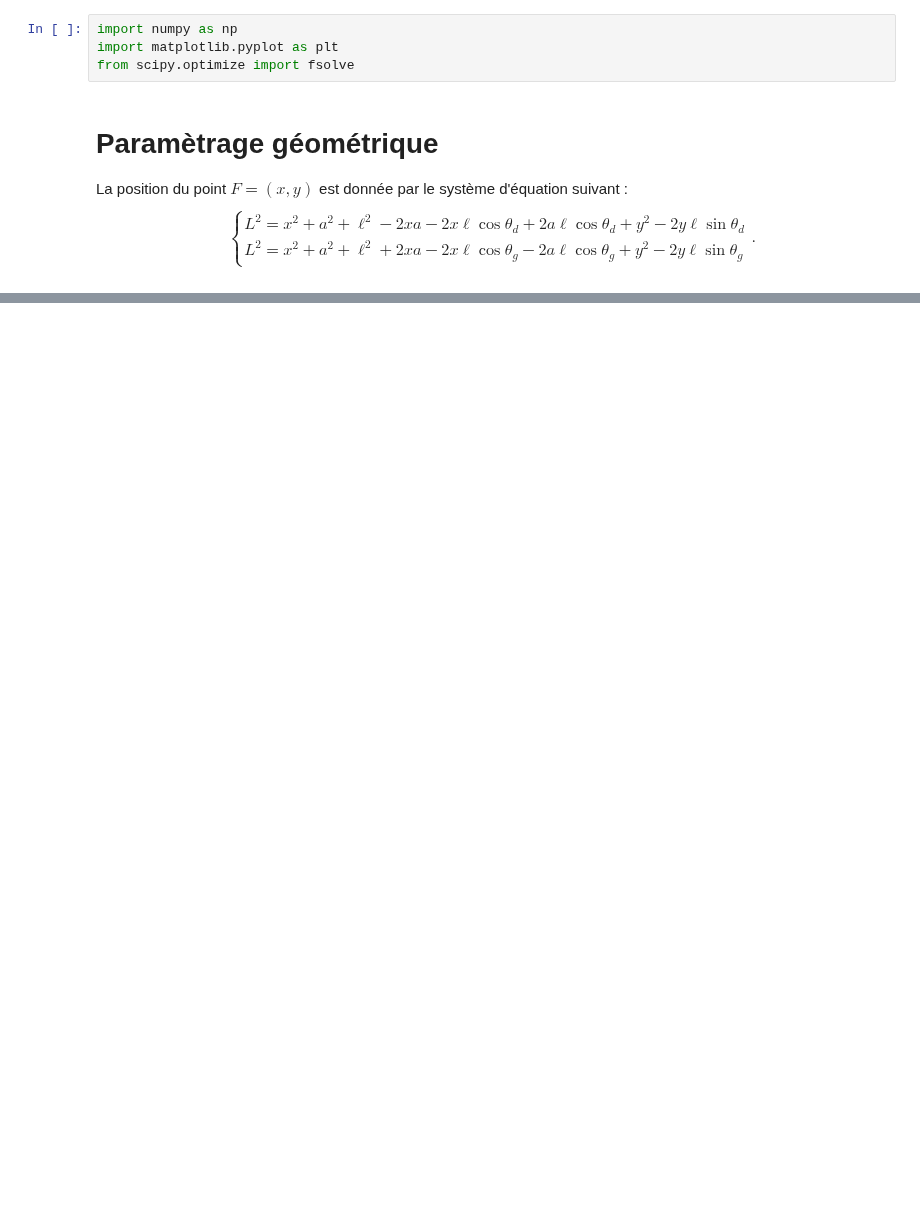
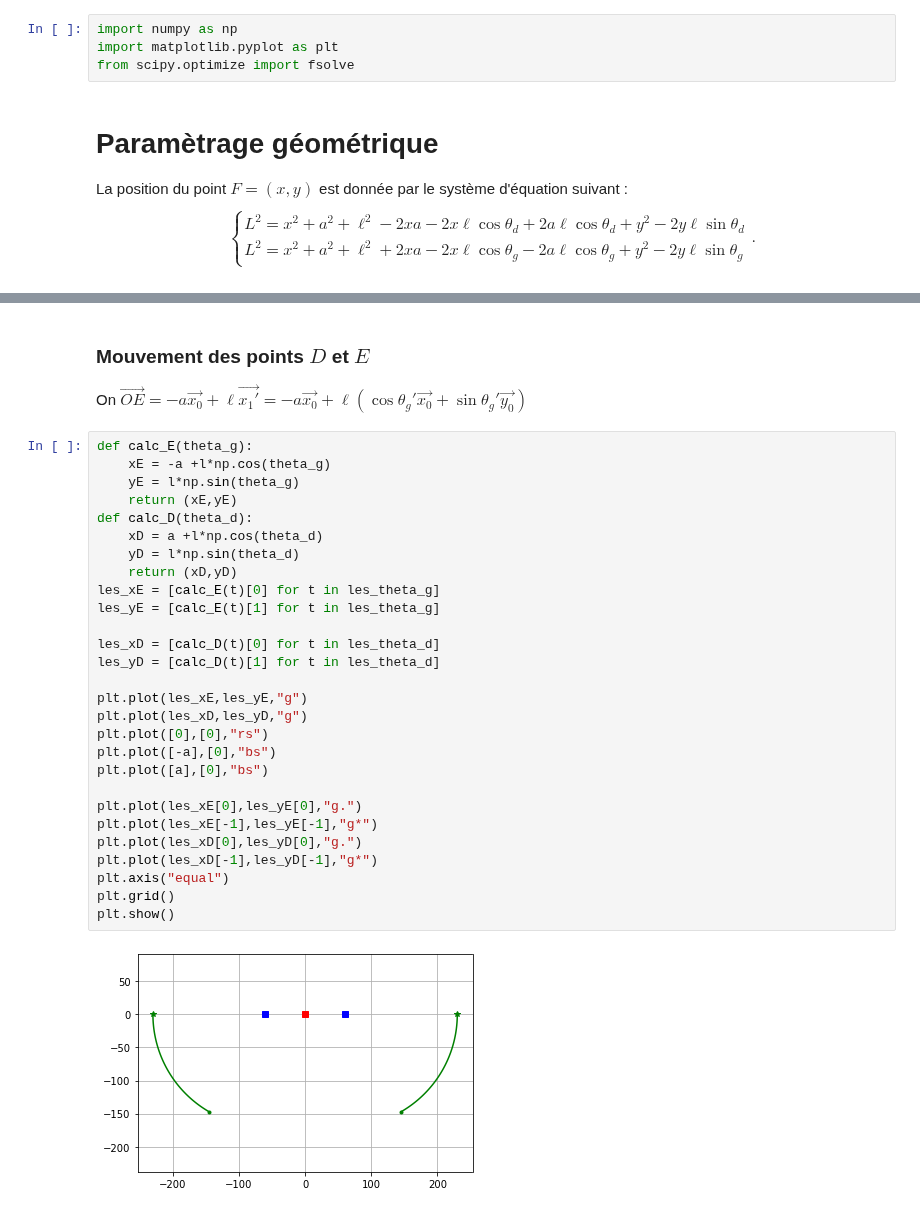
Before and after one commit to xpessoles/TP_Documents_PSI, a Jupyter notebook: RobotDelta2D/Jupyter/CinematiqueDirecte.ipynb, the cells around one changed output, grey strips where cells are left out. Cells and saved outputs as stored; diff of their text form; blank space fills up the shorter version.

```diff
--- a/RobotDelta2D/Jupyter/CinematiqueDirecte.ipynb
+++ b/RobotDelta2D/Jupyter/CinematiqueDirecte.ipynb
@@ -17 +41,34 @@ $$
+# %% [markdown]
+### Mouvement des points $D$ et $E$
+On $\overrightarrow{OE} = -a\overrightarrow{x_0}+\ell \overrightarrow{x_1'} = -a\overrightarrow{x_0}+\ell \left(\cos\theta_g'\overrightarrow{x_0} +\sin\theta_g'\overrightarrow{y_0} \right)$
+# %%
+def calc_E(theta_g):
+    xE = -a +l*np.cos(theta_g)
+    yE = l*np.sin(theta_g)
+    return (xE,yE)
+def calc_D(theta_d):
+    xD = a +l*np.cos(theta_d)
+    yD = l*np.sin(theta_d)
+    return (xD,yD)
+les_xE = [calc_E(t)[0] for t in les_theta_g]
+les_yE = [calc_E(t)[1] for t in les_theta_g]
+
+les_xD = [calc_D(t)[0] for t in les_theta_d]
+les_yD = [calc_D(t)[1] for t in les_theta_d]
+
+plt.plot(les_xE,les_yE,"g")
+plt.plot(les_xD,les_yD,"g")
+plt.plot([0],[0],"rs")
+plt.plot([-a],[0],"bs")
+plt.plot([a],[0],"bs")
+
+plt.plot(les_xE[0],les_yE[0],"g.")
+plt.plot(les_xE[-1],les_yE[-1],"g*")
+plt.plot(les_xD[0],les_yD[0],"g.")
+plt.plot(les_xD[-1],les_yD[-1],"g*")
+plt.axis("equal")
+plt.grid()
+plt.show()
+# %% [output]
+[figure, added]
 # %%
```
Also changed, not shown: parts of 7 cells of this notebook, 2 other files.
